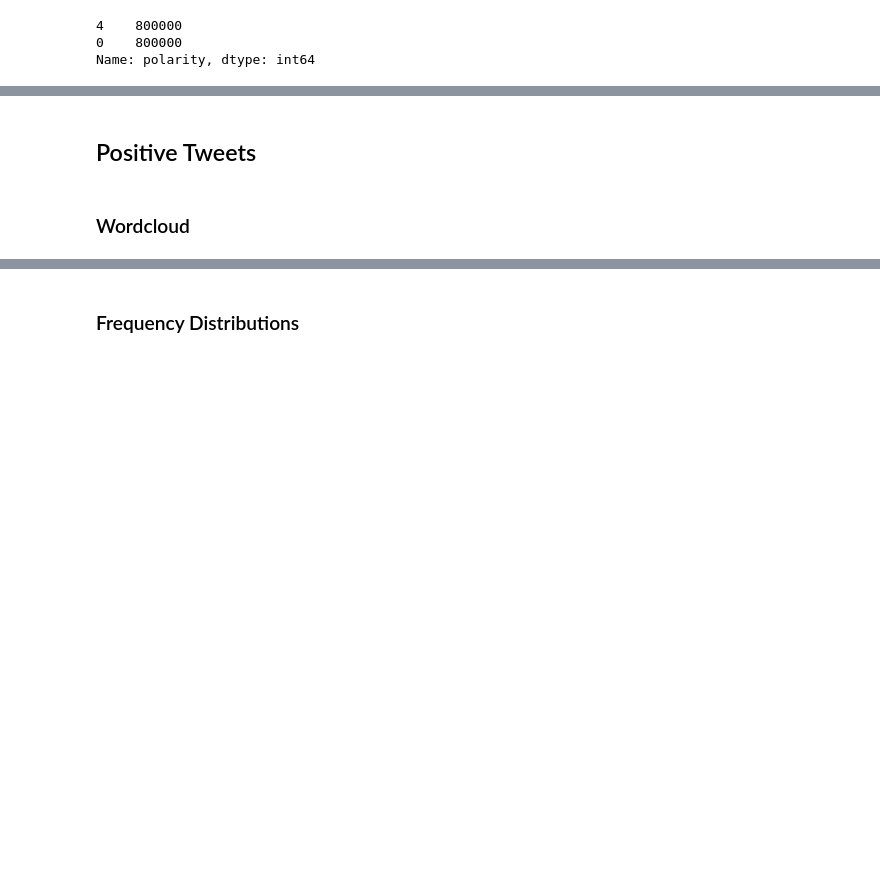
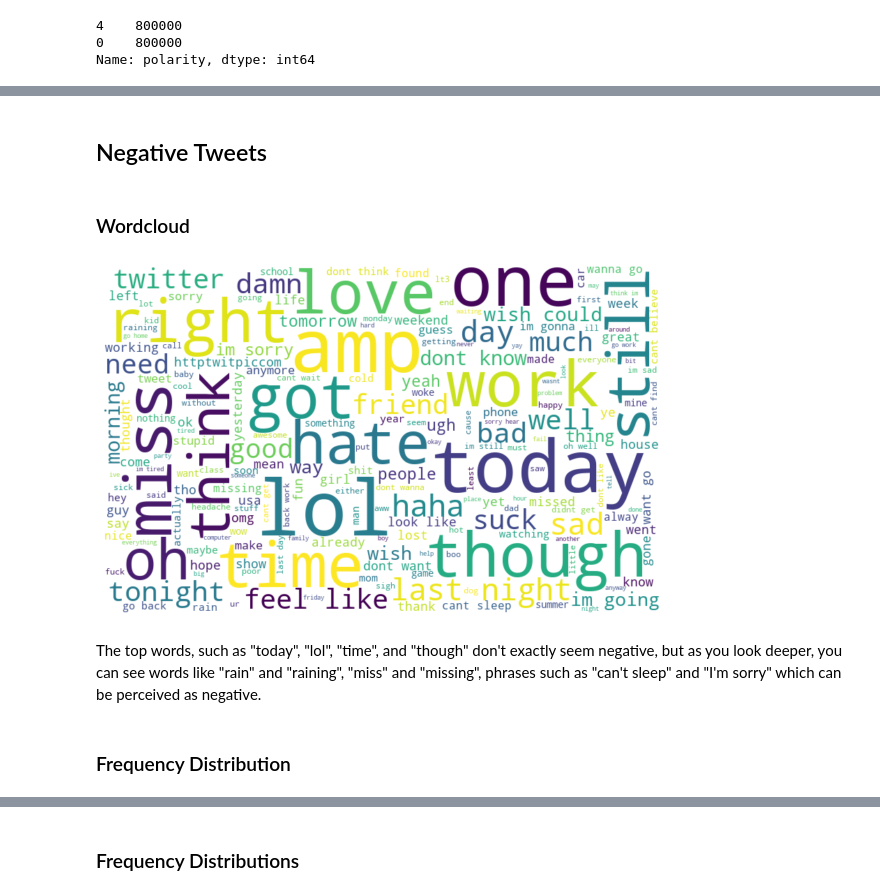
Before and after one commit to akelly66/COVID-Tweet-Sentiment, a Jupyter notebook: training-data-EDA/tweet-EDA.ipynb, the cells around one changed output, grey strips where cells are left out. Drawn from its saved outputs; the diff is of its cells as text; code cells hidden in the pictures; blank space fills up the shorter version.

```diff
--- a/training-data-EDA/tweet-EDA.ipynb
+++ b/training-data-EDA/tweet-EDA.ipynb
@@ -46,4 +121,18 @@ pos_tweets = train_df[train_df['polarity'] == 4]
 # %% [markdown]
-## Positive Tweets
+## Negative Tweets
+# %%
+# Combining words from all tweets into one list
+neg_words_list = [item for sublist in neg_tweets.processed_tweets for item in sublist]
+
+# Combining all words into one string
+neg_words_string = (" ").join(neg_words_list)
 # %% [markdown]
 ### Wordcloud
+# %%
+wordcloud(neg_words_string)
+# %% [output]
+[figure, added]
+# %% [markdown]
+The top words, such as "today", "lol", "time", and "though" don't exactly seem negative, but as you look deeper, you can see words like "rain" and "raining", "miss" and "missing", phrases such as "can't sleep" and "I'm sorry" which can be perceived as negative.
+# %% [markdown]
+### Frequency Distribution
```
Also changed, not shown: parts of 37 cells of this notebook.
